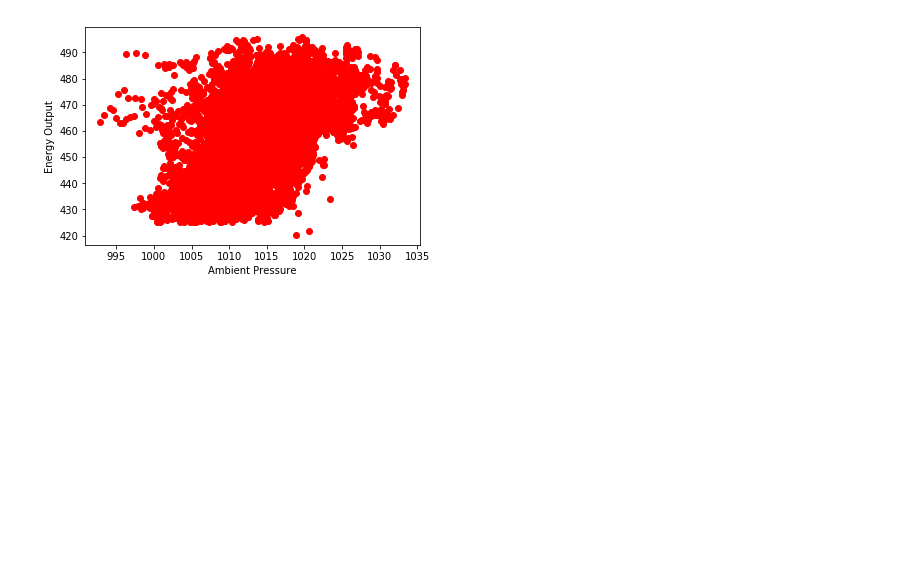
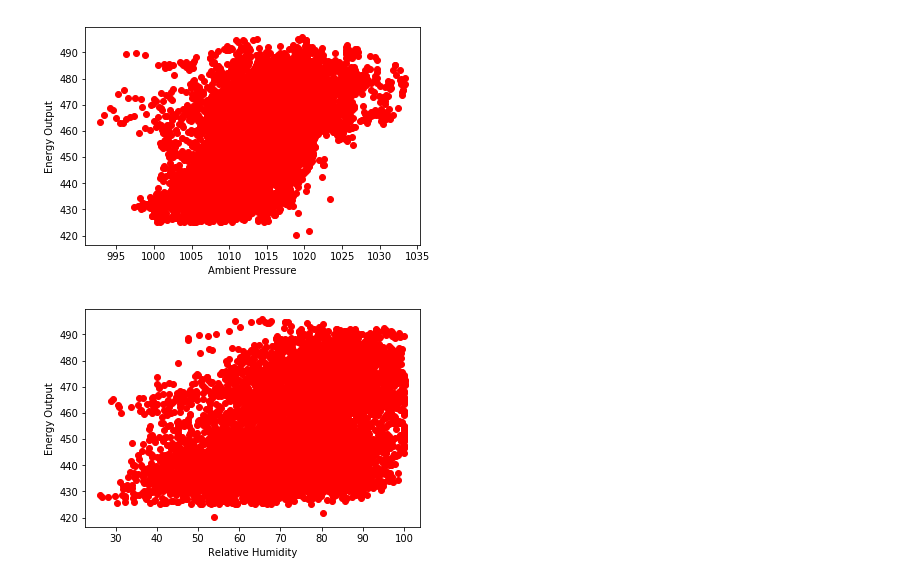
Before and after one commit to mbdebian/ml-playground, a Jupyter notebook: pmachine_learning_in_7_days/chapter3.ipynb, the cells around one changed output. Saved outputs shown, nothing was run; the diff lists cells and outputs as text; code cells hidden in the pictures; blank space fills up the shorter version.

Commit message:
scatter plot, EO vs Relative Humidity

```diff
--- a/pmachine_learning_in_7_days/chapter3.ipynb
+++ b/pmachine_learning_in_7_days/chapter3.ipynb
@@ -202,3 +202,11 @@ plt.ylabel('Energy Output')
 plt.show()
 # %% [output]
 [figure]
+# %%
+# Plot EO vs Relative Humidity
+plt.scatter(X_training[:, 3], y_training, color='red')
+plt.xlabel('Relative Humidity')
+plt.ylabel('Energy Output')
+plt.show()
+# %% [output]
+[figure, added]
```
